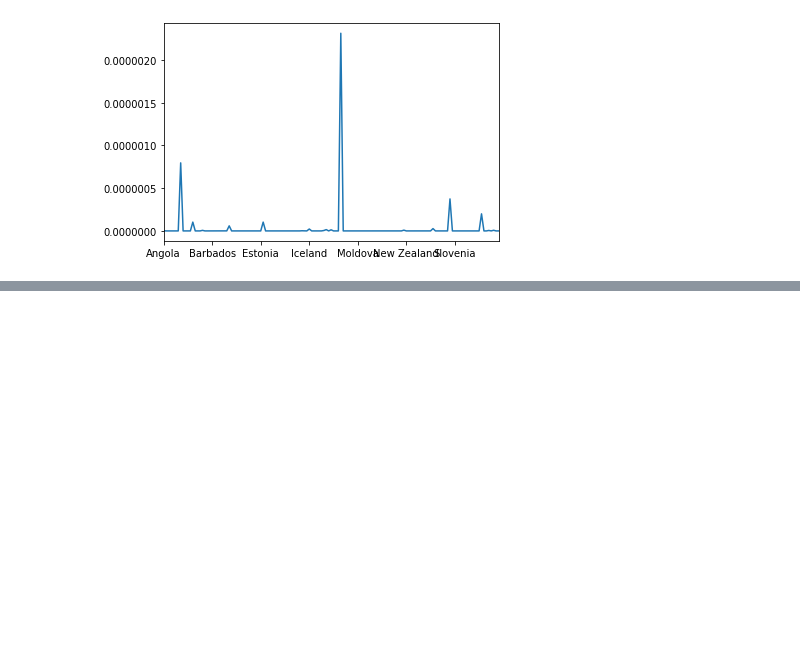
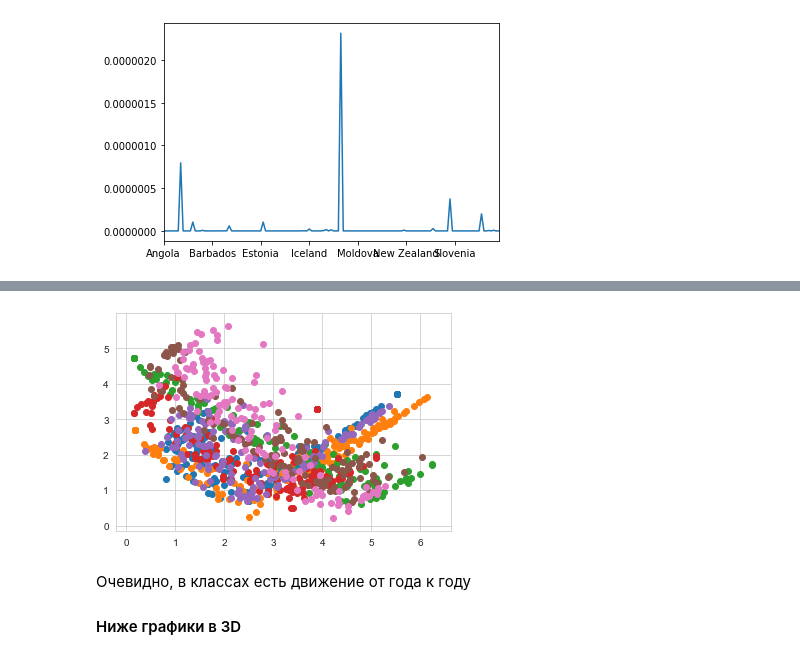
Before and after one commit to DSerpuhovitin/netology_pyda, a Jupyter notebook: Degee_project_ML/Degree_ML_res2.ipynb, the cells around one changed output, grey strips where cells are left out. Drawn from its saved outputs; the diff is of its cells as text; code cells hidden in the pictures; blank space fills up the shorter version.

```diff
--- a/Degee_project_ML/Degree_ML_res2.ipynb
+++ b/Degee_project_ML/Degree_ML_res2.ipynb
@@ -689,0 +905,16 @@ ttest_int_fe.loc['pvalue'].drop('Sudan').plot()
+# %%
+c = 1 # range (0,2)
+d = 2 # range (0,2)
+plt.scatter(intfe_dict_kmeans3_fe['int_fe_2013'].T[c], intfe_dict_kmeans3_fe['int_fe_2013'].T[d])
+plt.scatter(intfe_dict_kmeans3_fe['int_fe_2014'].T[c], intfe_dict_kmeans3_fe['int_fe_2014'].T[d])
+plt.scatter(intfe_dict_kmeans3_fe['int_fe_2015'].T[c], intfe_dict_kmeans3_fe['int_fe_2015'].T[d])
+plt.scatter(intfe_dict_kmeans3_fe['int_fe_2016'].T[c], intfe_dict_kmeans3_fe['int_fe_2016'].T[d])
+plt.scatter(intfe_dict_kmeans3_fe['int_fe_2017'].T[c], intfe_dict_kmeans3_fe['int_fe_2017'].T[d])
+plt.scatter(intfe_dict_kmeans3_fe['int_fe_2018'].T[c], intfe_dict_kmeans3_fe['int_fe_2018'].T[d])
+plt.scatter(intfe_dict_kmeans3_fe['int_fe_2019'].T[c], intfe_dict_kmeans3_fe['int_fe_2019'].T[d])
+plt.show()
+# %% [output]
+[figure, added]
+# %% [markdown]
+Очевидно, в классах есть движение от года к году
+#### Ниже графики в 3D
```
Also changed, not shown: parts of 41 cells of this notebook.
